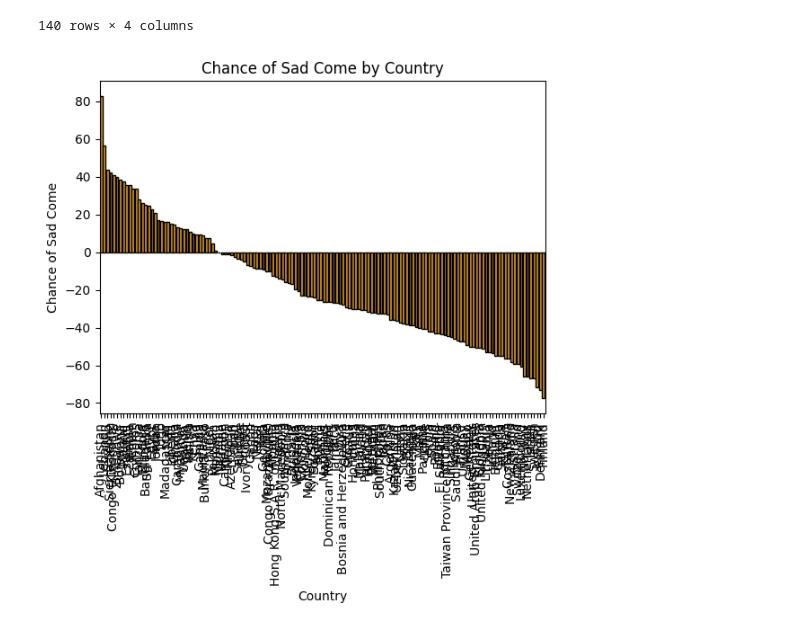
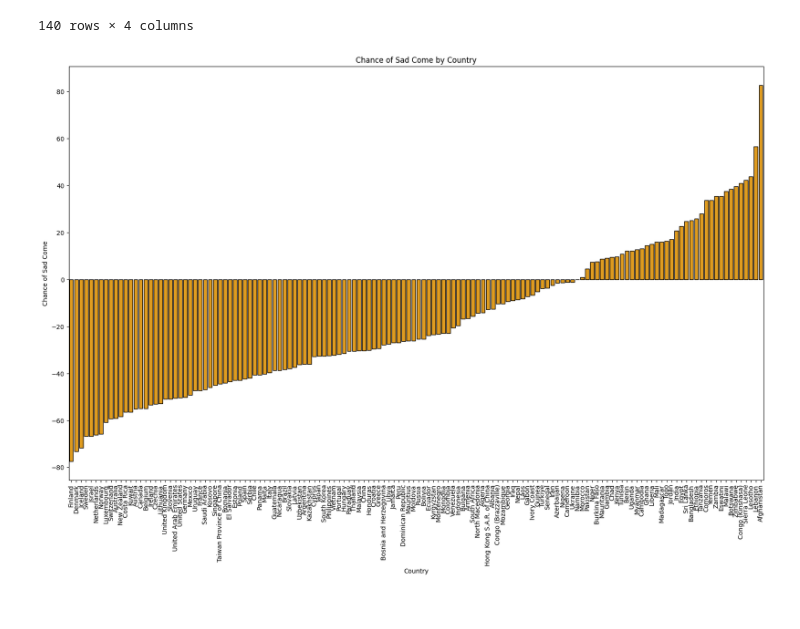
Before and after one commit to arjunhareeshs/EDA-task, a Jupyter notebook: task.ipynb, the cells around one changed output. Drawn from its saved outputs; the diff is of its cells as text; code cells hidden in the pictures.

```diff
--- a/task.ipynb
+++ b/task.ipynb
@@ -619,12 +619,15 @@ display(data[['Country name', 'Ladder score', 'sadness_index', 'chance_of_sadcom
 | 0 | Finland | 7.741 | 0.000000 | -77.410000 |
 140 rows × 4 columns
 # %%
-sns.barplot(x='Country name', y='chance_of_sadcome', data=data, color='orange', edgecolor='black')
-figsize = (20, 12)
+data_sorted = data.sort_values(by='chance_of_sadcome', ascending=True)
+
+plt.figure(figsize=(20, 12))
+sns.barplot(x='Country name',y='chance_of_sadcome',data=data_sorted,color='orange',edgecolor='black')
+
 plt.title('Chance of Sad Come by Country')
 plt.xlabel('Country')
 plt.ylabel('Chance of Sad Come')
 plt.xticks(rotation=90)
 plt.show()
 # %% [output]
-[figure, old version]
+[figure, new version]
```
